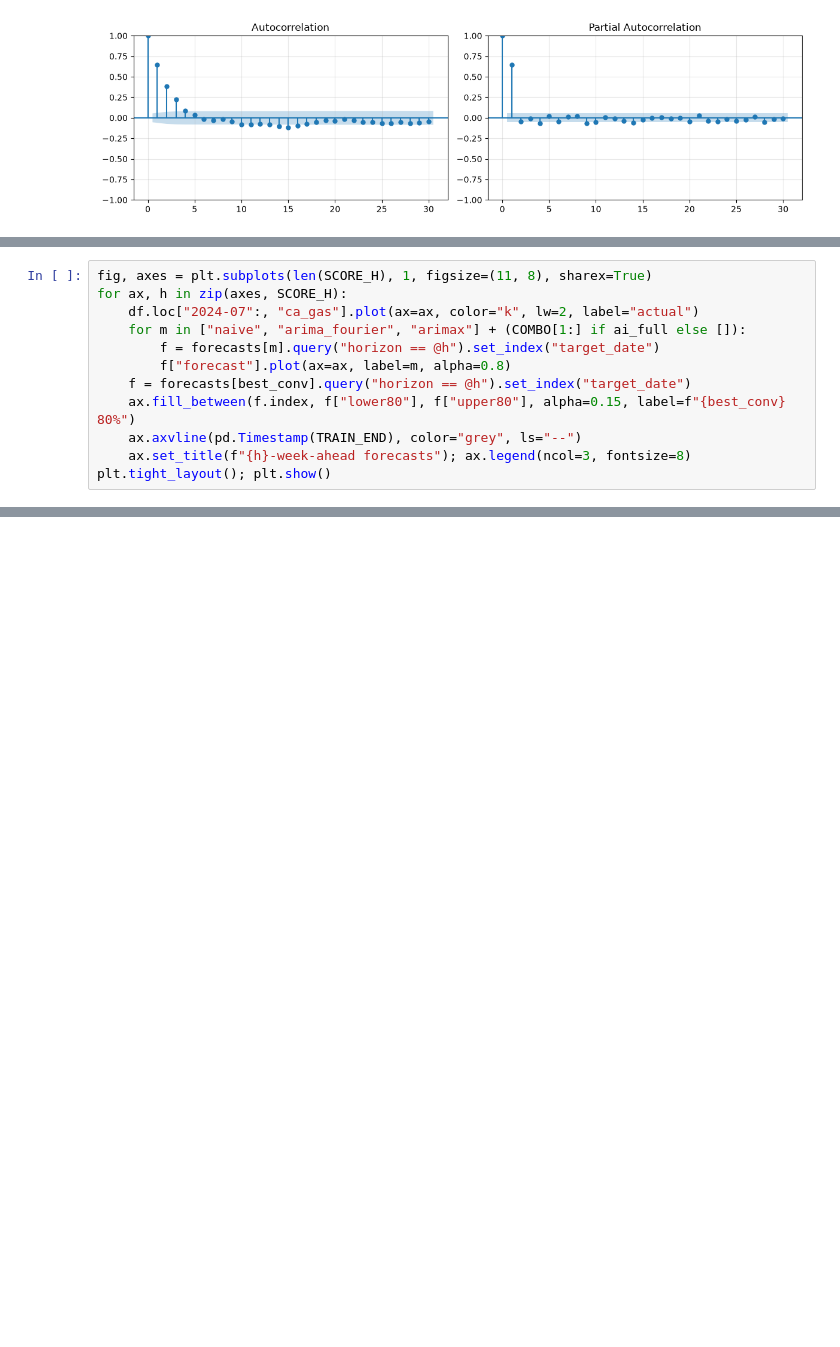
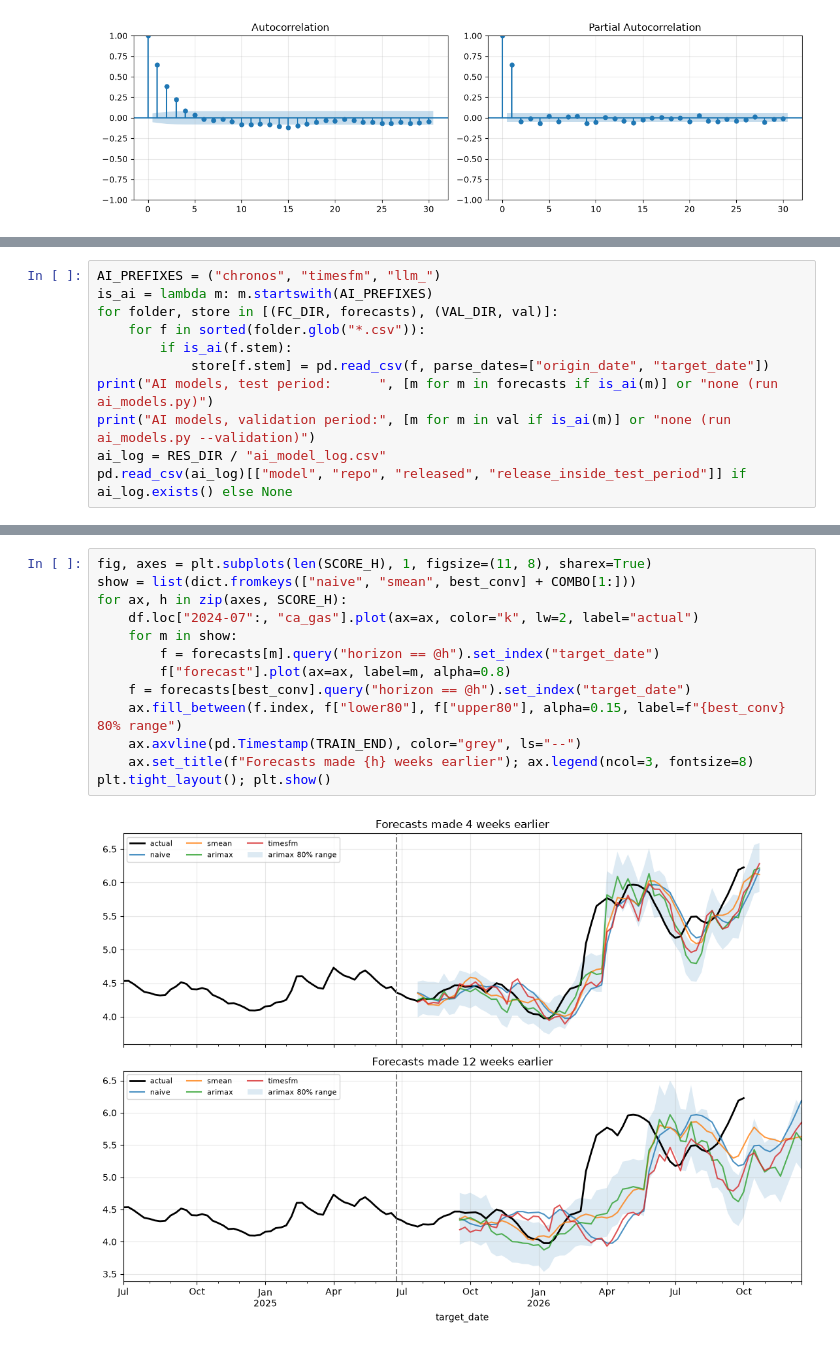
Before and after one commit to hymiawu/ca-gasoline-forecasting, a Jupyter notebook: forecasting_models.ipynb, the cells around one changed output, grey strips where cells are left out. Cells and saved outputs as stored; diff of their text form; blank space fills up the shorter version.

```diff
--- a/forecasting_models.ipynb
+++ b/forecasting_models.ipynb
@@ -583,12 +187,0 @@ Best conventional model (h=4 MAE): arima_fourier
-# %%
-fig, axes = plt.subplots(len(SCORE_H), 1, figsize=(11, 8), sharex=True)
-for ax, h in zip(axes, SCORE_H):
-    df.loc["2024-07":, "ca_gas"].plot(ax=ax, color="k", lw=2, label="actual")
-    for m in ["naive", "arima_fourier", "arimax"] + (COMBO[1:] if ai_full else []):
-        f = forecasts[m].query("horizon == @h").set_index("target_date")
-        f["forecast"].plot(ax=ax, label=m, alpha=0.8)
-    f = forecasts[best_conv].query("horizon == @h").set_index("target_date")
-    ax.fill_between(f.index, f["lower80"], f["upper80"], alpha=0.15, label=f"{best_conv} 80%")
-    ax.axvline(pd.Timestamp(TRAIN_END), color="grey", ls="--")
-    ax.set_title(f"{h}-week-ahead forecasts"); ax.legend(ncol=3, fontsize=8)
-plt.tight_layout(); plt.show()
@@ -1067,0 +486,11 @@ metrics.sort_values(["horizon", "MAE"])
+# %%
+AI_PREFIXES = ("chronos", "timesfm", "llm_")
+is_ai = lambda m: m.startswith(AI_PREFIXES)
+for folder, store in [(FC_DIR, forecasts), (VAL_DIR, val)]:
+    for f in sorted(folder.glob("*.csv")):
+        if is_ai(f.stem):
+            store[f.stem] = pd.read_csv(f, parse_dates=["origin_date", "target_date"])
+print("AI models, test period:      ", [m for m in forecasts if is_ai(m)] or "none (run ai_models.py)")
+print("AI models, validation period:", [m for m in val if is_ai(m)] or "none (run ai_models.py --validation)")
+ai_log = RES_DIR / "ai_model_log.csv"
+pd.read_csv(ai_log)[["model", "repo", "released", "release_inside_test_period"]] if ai_log.exists() else None
@@ -1067,0 +656,15 @@ metrics.sort_values(["horizon", "MAE"])
+# %%
+fig, axes = plt.subplots(len(SCORE_H), 1, figsize=(11, 8), sharex=True)
+show = list(dict.fromkeys(["naive", "smean", best_conv] + COMBO[1:]))
+for ax, h in zip(axes, SCORE_H):
+    df.loc["2024-07":, "ca_gas"].plot(ax=ax, color="k", lw=2, label="actual")
+    for m in show:
+        f = forecasts[m].query("horizon == @h").set_index("target_date")
+        f["forecast"].plot(ax=ax, label=m, alpha=0.8)
+    f = forecasts[best_conv].query("horizon == @h").set_index("target_date")
+    ax.fill_between(f.index, f["lower80"], f["upper80"], alpha=0.15, label=f"{best_conv} 80% range")
+    ax.axvline(pd.Timestamp(TRAIN_END), color="grey", ls="--")
+    ax.set_title(f"Forecasts made {h} weeks earlier"); ax.legend(ncol=3, fontsize=8)
+plt.tight_layout(); plt.show()
+# %% [output]
+[figure, added]
```
Also changed, not shown: parts of 104 cells of this notebook, 27 other files.
